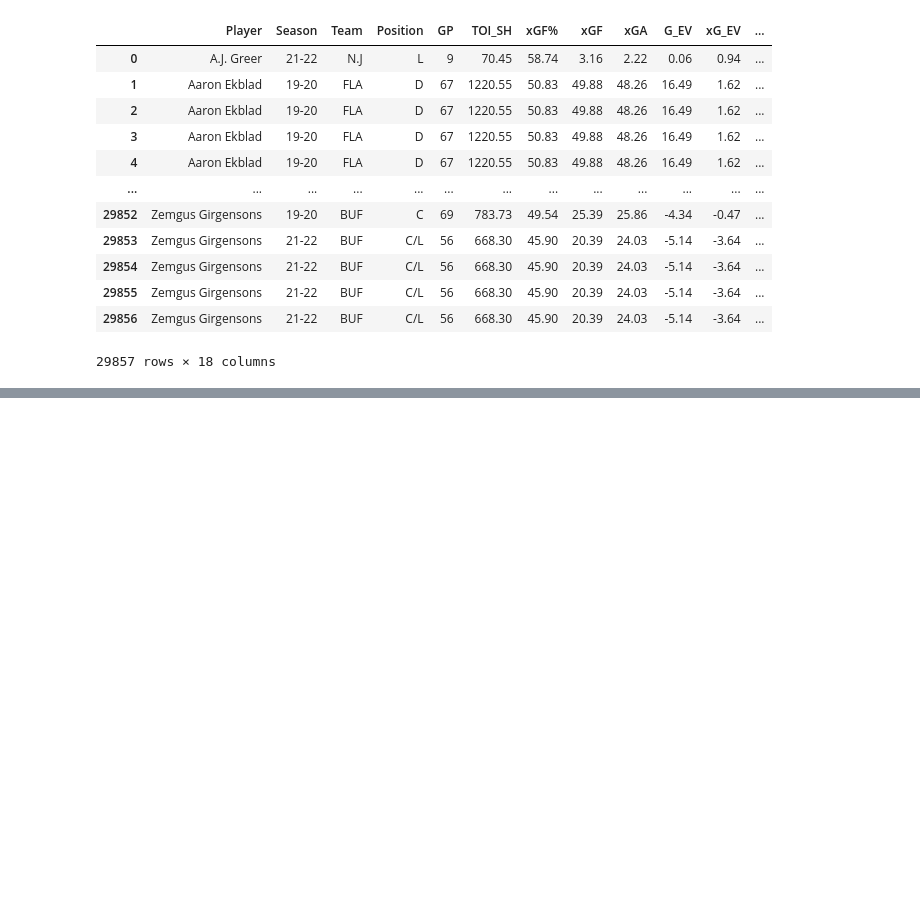
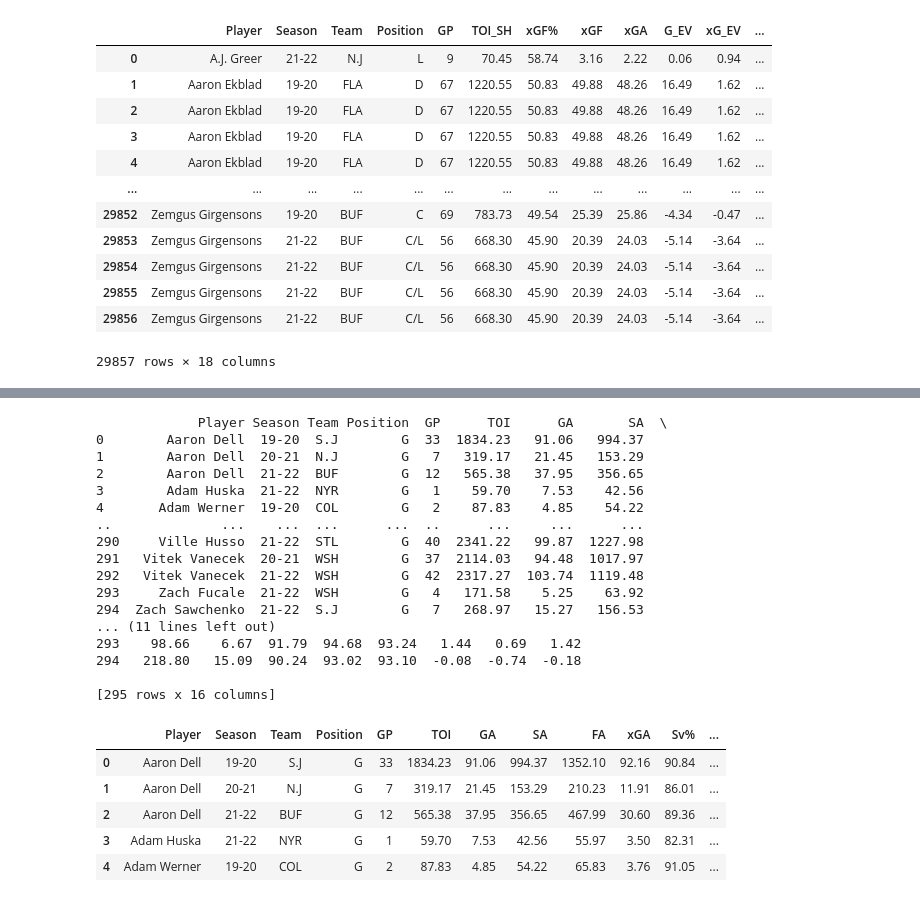
Before and after one commit to danmartin25/Hockey_Model, a Jupyter notebook: Hockey_Model_Mark_I.ipynb, the cells around one changed output, grey strips where cells are left out. Cells and saved outputs as stored; diff of their text form; code cells hidden in the pictures; blank space fills up the shorter version.

```diff
--- a/Hockey_Model_Mark_I.ipynb
+++ b/Hockey_Model_Mark_I.ipynb
@@ -490,0 +509,29 @@ full_player_totals
+# %%
+#Import Goalie Data
+goalie_stats_raw = pd.read_csv('https://raw.githubusercontent.com/danmartin25/Hockey_Model/main/Goalie%20Stats.csv')
+print(goalie_stats_raw)
+goalie_stats_raw.head()
+# %% [output]
+             Player Season Team Position  GP      TOI      GA       SA  \
+0        Aaron Dell  19-20  S.J        G  33  1834.23   91.06   994.37
+1        Aaron Dell  20-21  N.J        G   7   319.17   21.45   153.29
+2        Aaron Dell  21-22  BUF        G  12   565.38   37.95   356.65
+3        Adam Huska  21-22  NYR        G   1    59.70    7.53    42.56
+4       Adam Werner  19-20  COL        G   2    87.83    4.85    54.22
+..              ...    ...  ...      ...  ..      ...     ...      ...
+290     Ville Husso  21-22  STL        G  40  2341.22   99.87  1227.98
+291   Vitek Vanecek  20-21  WSH        G  37  2114.03   94.48  1017.97
+292   Vitek Vanecek  21-22  WSH        G  42  2317.27  103.74  1119.48
+293     Zach Fucale  21-22  WSH        G   4   171.58    5.25    63.92
+294  Zach Sawchenko  21-22  S.J        G   7   268.97   15.27   156.53
+... (11 lines left out)
+293    98.66    6.67  91.79  94.68  93.24   1.44   0.69   1.42
+294   218.80   15.09  90.24  93.02  93.10  -0.08  -0.74  -0.18
+
+[295 rows x 16 columns]
+|  | Player | Season | Team | Position | GP | TOI | GA | SA | FA | xGA | Sv% | ... |
+| 0 | Aaron Dell | 19-20 | S.J | G | 33 | 1834.23 | 91.06 | 994.37 | 1352.10 | 92.16 | 90.84 | ... |
+| 1 | Aaron Dell | 20-21 | N.J | G | 7 | 319.17 | 21.45 | 153.29 | 210.23 | 11.91 | 86.01 | ... |
+| 2 | Aaron Dell | 21-22 | BUF | G | 12 | 565.38 | 37.95 | 356.65 | 467.99 | 30.60 | 89.36 | ... |
+| 3 | Adam Huska | 21-22 | NYR | G | 1 | 59.70 | 7.53 | 42.56 | 55.97 | 3.50 | 82.31 | ... |
+| 4 | Adam Werner | 19-20 | COL | G | 2 | 87.83 | 4.85 | 54.22 | 65.83 | 3.76 | 91.05 | ... |
```
Also changed, not shown: parts of 2 cells of this notebook.
